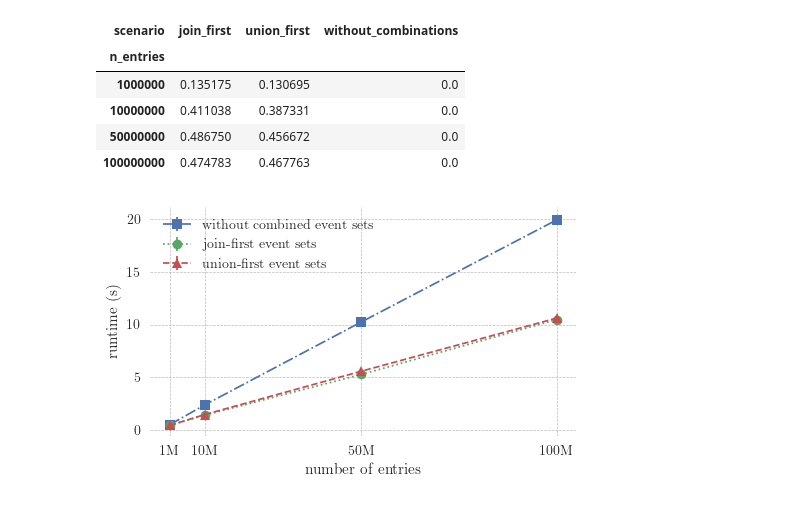
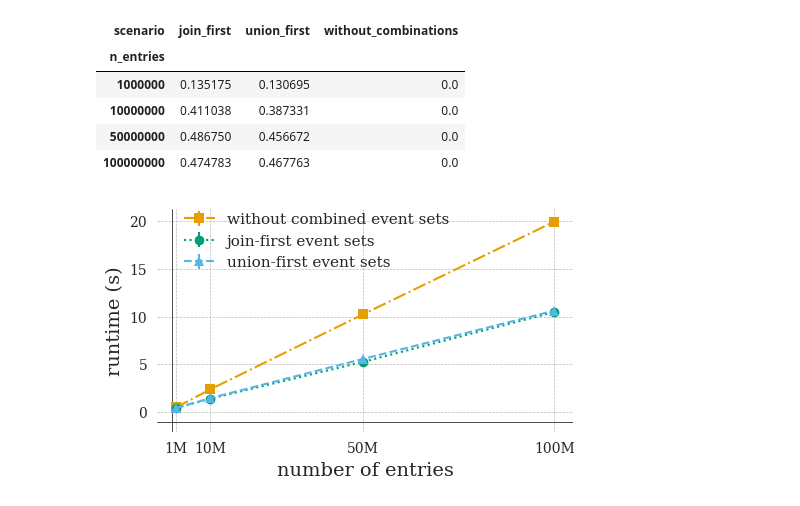
Before and after one commit to enirolf/hep-data-combination-benchmarks, a Jupyter notebook: scenario1.ipynb, the cells around one changed output. Cells and saved outputs as stored; diff of their text form; code cells hidden in the pictures.

```diff
--- a/scenario1.ipynb
+++ b/scenario1.ipynb
@@ -3,10 +3,11 @@ import numpy as np
 import pandas as pd
 import seaborn as sns
 import matplotlib.pyplot as plt
+from cycler import cycler
 
 plt.style.use("seaborn-v0_8")
+plt.rcParams.clear()
 plt.rcParams.update({
-    "text.usetex": True,
     "font.family": "serif",
     "axes.facecolor": "#FFFFFF",
     "axes.grid": True,
@@ -16,11 +17,27 @@ plt.rcParams.update({
     "axes.spines.left": True,
     "axes.spines.right": True,
     "axes.spines.top": True,
+    "axes.labelsize": 14,
     "grid.color": "#BBBBBB",
     "grid.linestyle": "--",
     "grid.linewidth": .5,
-    "figure.frameon": True
+    "figure.frameon": True,
+    "legend.fontsize": 11
 })
+
+c = cycler(color=[
+
+    (230/255, 159/255, 0/255), # orange
+
+    (0/255, 158/255, 115/255), # blueish green
+    (86/255, 180/255, 233/255), # sky blue
+    # (0/255, 114/255, 178/255), # blue
+    # (213/255, 94/255, 0/255), # vermillion
+    (204/255, 121/255, 167/255), # reddish purple
+    (240/255, 228/255, 66/255), # yellow
+])
+
+plt.rc('axes', prop_cycle=c)
 # %%
 SCENARIOS = ["without_combinations", "join_first", "union_first"]
 N_ENTRIES = ["1M", "10M", "50M", "100M"]
@@ -72,39 +89,46 @@ See the caveats in the documentation: https://pandas.pydata.org/pandas-docs/stab
 # %%
 fig, ax = plt.subplots(figsize=(5,3))
 ax.set_xticks(df.index, labels=n_entries2numeric.keys())
 ax.set_xlabel("number of entries")
 ax.set_ylabel("runtime (s)")
 
 ax.errorbar(df.index,
             df.walltime_mean["without_combinations"],
             yerr=df.walltime_std["without_combinations"],
             linestyle="dashdot",
-            linewidth=1.25,
-            marker="s"
+            linewidth=1.5,
+            marker="s",
+            # color="#F2A922"
            )
 
 ax.errorbar(df.index,
             df.walltime_mean["join_first"],
             yerr=df.walltime_std["join_first"],
             linestyle="dotted",
-            linewidth=1.25,
-            marker="o"
+            linewidth=1.5,
+            marker="o",
+            # color="#0000FF"
            )
 
 ax.errorbar(df.index,
             df.walltime_mean["union_first"],
             yerr=df.walltime_std["union_first"],
             linestyle="dashed",
-            linewidth=1.25,
-            marker="^"
+            linewidth=1.5,
+            marker="^",
+            # color="#0BB343"
            )
 
+# ax.set_ylim([0, 22])
+ax.legend(["without combined event sets", "join-first event sets", "union-first event sets"], loc=(.05, .7))
 
-ax.legend(["without combined event sets", "join-first event sets", "union-first event sets", "with event sets (theoretical)"])
+ax.axhline(-1, color='black', linewidth=.5)
+ax.axvline(0, color='black', linewidth=.5)
 
 fig.tight_layout()
 fig.savefig("plots/runtime_scenario1.pdf", transparent=True)
-fig.savefig("plots/runtime_scenario1.png", transparent=True)
+fig.savefig("/home/florine/cernbox/2025_EP_RND_DAY/runtime_scenario1.png", transparent=True, dpi=1000)
 fig.savefig("plots/runtime_scenario1.tex", format="pgf", transparent=True)
+fig.savefig("/home/florine/cern/papers/escience25/figures/runtime_scenario1.tex", format="pgf", transparent=True)
 # %% [output]
-[figure, old version]
+[figure, new version]
```
Also changed, not shown: 13 other files.
